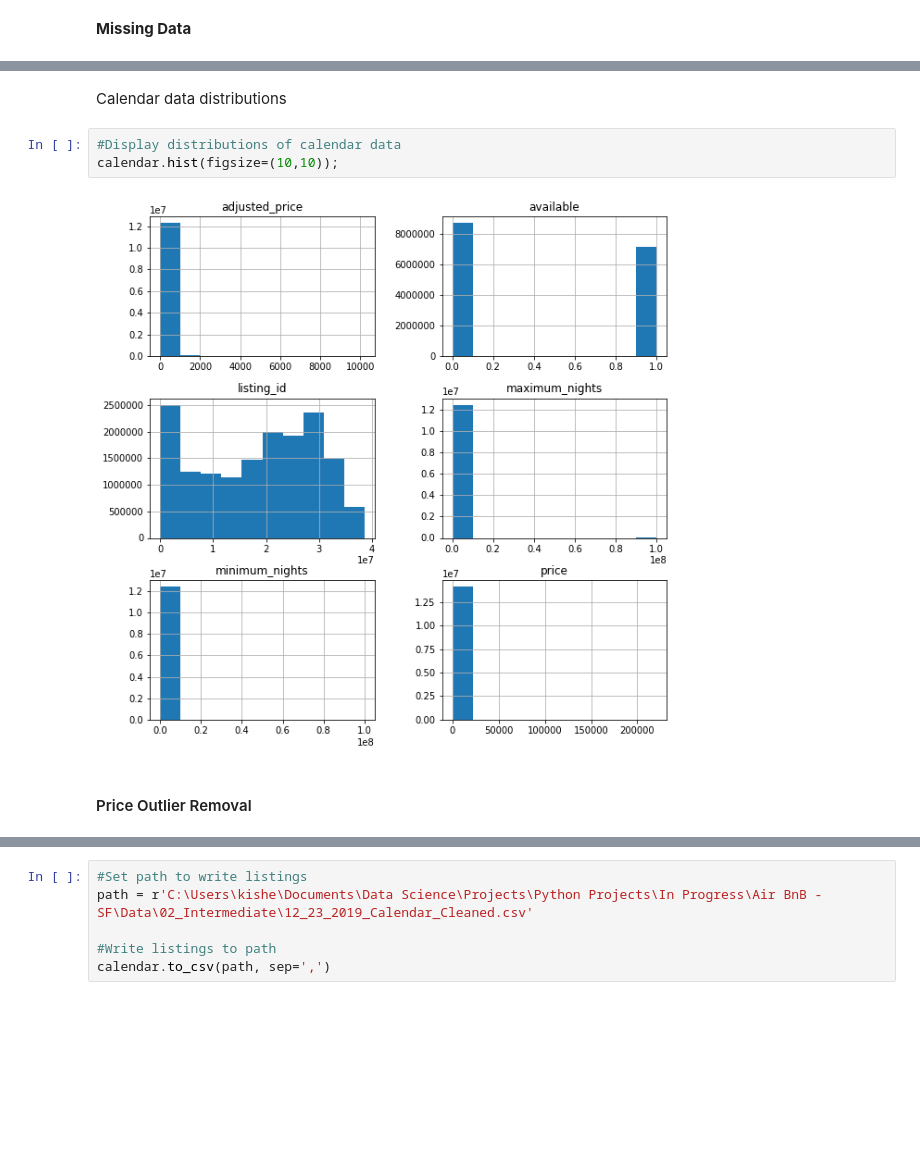
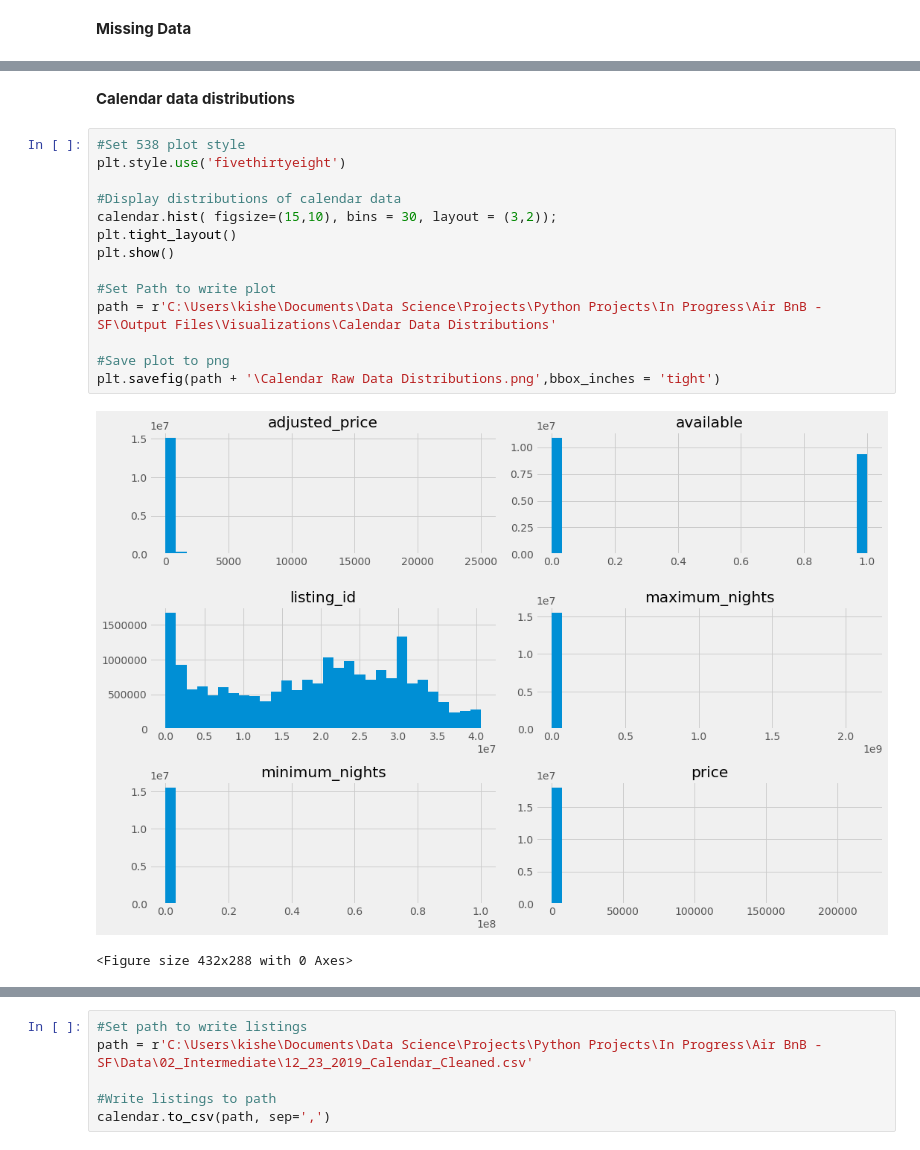
Before and after one commit to KishenSharma6/Airbnb-SF, a Jupyter notebook: Project Codes/02. Data Cleaning Scripts/12_27_2019_Calendar_Cleaning.ipynb, the cells around one changed output, grey strips where cells are left out. Drawn from its saved outputs; the diff is of its cells as text; blank space fills up the shorter version.

```diff
--- a/Project Codes/02. Data Cleaning Scripts/12_27_2019_Calendar_Cleaning.ipynb
+++ b/Project Codes/02. Data Cleaning Scripts/12_27_2019_Calendar_Cleaning.ipynb
@@ -142,10 +140,20 @@ missing_data.loc[missing_data['Missing Percent'] > 10][:10]
 # %% [markdown]
-Calendar data distributions
+**Calendar data distributions**
-# %%
-#Display distributions of calendar data
-calendar.hist(figsize=(10,10));
-# %% [output]
-[figure, removed]
-# %% [markdown]
-#### Price Outlier Removal
+# %%
+#Set 538 plot style
+plt.style.use('fivethirtyeight')
+
+#Display distributions of calendar data
+calendar.hist( figsize=(15,10), bins = 30, layout = (3,2));
+plt.tight_layout()
+plt.show()
+
+#Set Path to write plot
+path = r'C:\Users\kishe\Documents\Data Science\Projects\Python Projects\In Progress\Air BnB - SF\Output Files\Visualizations\Calendar Data Distributions'
+
+#Save plot to png
+plt.savefig(path + '\Calendar Raw Data Distributions.png',bbox_inches = 'tight')
+# %% [output]
+[figure, added]
+<Figure size 432x288 with 0 Axes>
 # %% [markdown]
```
Also changed, not shown: parts of 13 cells of this notebook.
